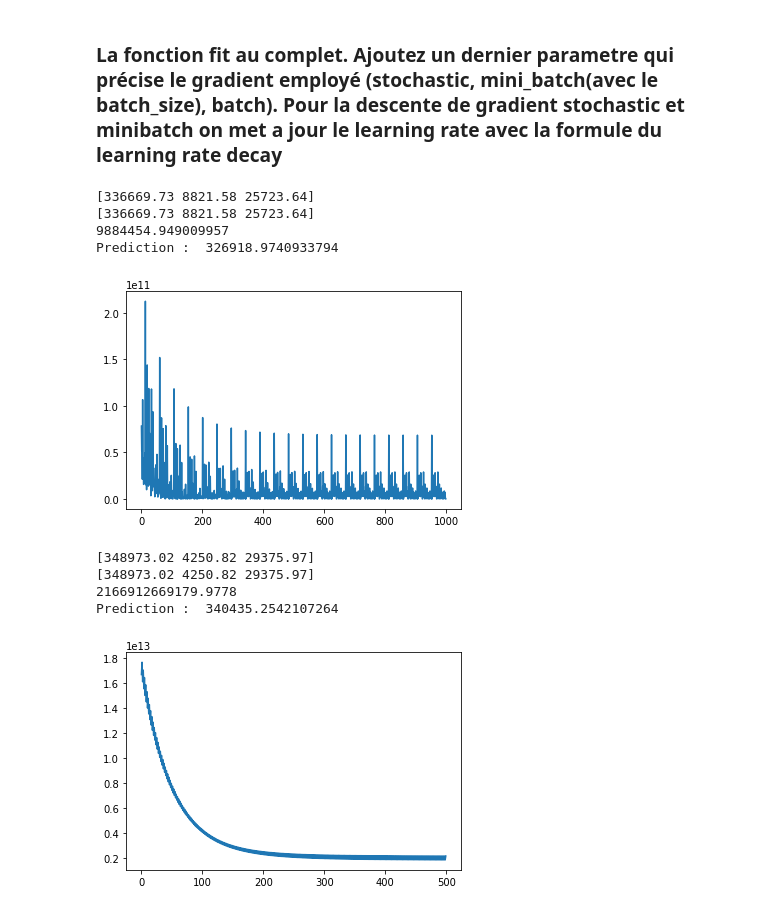
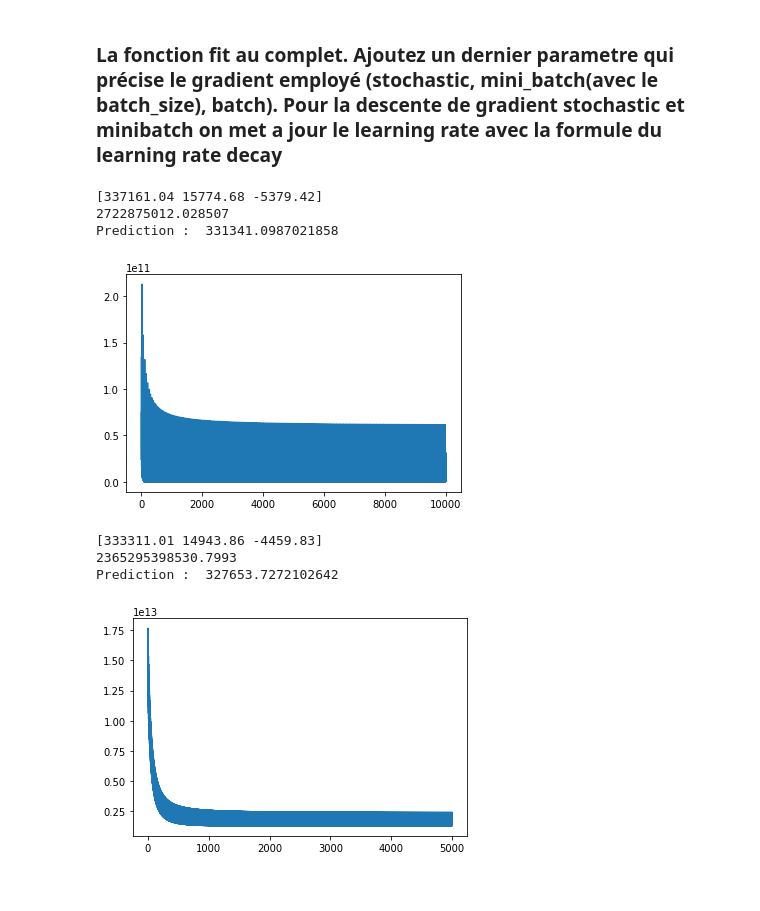
Before and after one commit to gvannest/ateliers-ml-2019, a Jupyter notebook: Semaine-03/Semaine3-exercices.ipynb, the cells around one changed output. Drawn from its saved outputs; the diff is of its cells as text; code cells hidden in the pictures.

```diff
--- a/Semaine-03/Semaine3-exercices.ipynb
+++ b/Semaine-03/Semaine3-exercices.ipynb
@@ -184,9 +184,14 @@ def fit_with_regularization(X, y, theta, alpha, num_iters, regularization="L2",
     return theta, J_history
 # %%
 theta = np.zeros(3)
-theta, J_history = fit_with_regularization(X, y, theta, alpha=0.01, num_iters=1500, regularization="L2", lbda=0.01)
+theta, J_history = fit_with_regularization(X, y, theta, alpha=0.01, num_iters=1000, regularization="L2", lbda=0.01)
 print(theta)
+fit = plt.figure()
+ax = plt.axes()
+ax.plot(J_history)
+print(J_history[-1])
+
 X_test = (np.array([1650,3]) - mean) / stdev
 X_test = np.hstack([1,X_test])
-predict(X_test, theta)
+print("Prediction : ",predict(X_test, theta))
 # %% [output]
@@ -203,8 +210,8 @@ def get_batch_size(gradient_descent, batch_size, size):
         batch_s = 1
     return batch_s
 
-def learning_decay(alpha, epochs, decay_rate):
-    return (1 / (1 + decay_rate * epochs))
+def learning_rate_decay(alpha, epochs, decay_rate):
+    return 1 / (100 + epochs)
 
 def batch_generator(X, y, gd, batch_size):
     if gd == "stochastic":
@@ -219,7 +226,7 @@ def batch_generator(X, y, gd, batch_size):
         b_size += batch_size
     batches_X.append(X[b_size:size])
     batches_y.append(y[b_size:size])
-    nb_batches = size // batch_size
+    nb_batches = len(batches_X)
     while True:
         for rand_nb in range(nb_batches):
             yield batches_X[rand_nb], batches_y[rand_nb]
@@ -232,11 +239,13 @@ def complete_fit(X,
                  regularization=None,
                  lbda=0.01,
                  gradient_descent="batch",
-                 batch_size=4):
+                 batch_size=4,
+                decay_rate=0.1):
 
     m = X.shape[0]
     J_history = []
 
+    decay_rate = 0.0 if gradient_descent == "batch" else decay_rate
     batch_size = get_batch_size(gradient_descent, batch_size, m)
     b_gen = batch_generator(X, y, gradient_descent, batch_size)
 
@@ -245,48 +254,46 @@ def complete_fit(X,
         reg = get_regularization_derived(theta, batch_size, lbda, regularization)
         diff = np.dot((predict(X_tmp,theta) - y_tmp), X_tmp)
         theta = theta - alpha * (diff / batch_size + reg)
+        if gradient_descent != "batch":
+            alpha = learning_rate_decay(alpha, i, decay_rate)
         J_history.append(cost(X_tmp,y_tmp,theta) + get_regularization(theta, lbda, batch_size, regularization))
 
     return theta, J_history
 # %%
 theta = np.zeros(3)
-theta, J_history = complete_fit(X, y, theta, alpha=0.01, num_iters=1000,regularization="L2",
+theta, J_history = complete_fit(X, y, theta, alpha=0.01, num_iters=10000,regularization="L2",
                                 lbda=0.01, gradient_descent="stochastic", batch_size=16)
 print(theta)
 fit = plt.figure()
 ax = plt.axes()
 ax.plot(J_history)
-print(theta)
 print(J_history[-1])
 
 X_test = (np.array([1650,3]) - mean) / stdev
 X_test = np.hstack([1,X_test])
 print("Prediction : ",predict(X_test, theta))
 # %% [output]
-[336669.73 8821.58 25723.64]
-[336669.73 8821.58 25723.64]
-9884454.949009957
-Prediction :  326918.9740933794
+[337161.04 15774.68 -5379.42]
+2722875012.028507
+Prediction :  331341.0987021858
-[figure, old version]
+[figure, new version]
 # %%
 theta = np.zeros(3)
-theta, J_history = complete_fit(X, y, theta, alpha=0.01, num_iters=500,regularization="L2",
+theta, J_history = complete_fit(X, y, theta, alpha=0.01, num_iters=5000,regularization="L2",
                                 lbda=0.01, gradient_descent="mini_batch", batch_size=16)
 print(theta)
 fit = plt.figure()
 ax = plt.axes()
 ax.plot(J_history)
-print(theta)
 print(J_history[-1])
 
 X_test = (np.array([1650,3]) - mean) / stdev
 X_test = np.hstack([1,X_test])
 print("Prediction : ",predict(X_test, theta))
 # %% [output]
-[348973.02 4250.82 29375.97]
-[348973.02 4250.82 29375.97]
-2166912669179.9778
-Prediction :  340435.2542107264
+[333311.01 14943.86 -4459.83]
+2365295398530.7993
+Prediction :  327653.7272102642
-[figure, old version]
+[figure, new version]
 # %%
 theta = np.zeros(3)
```
Also changed, not shown: parts of 2 cells of this notebook.
